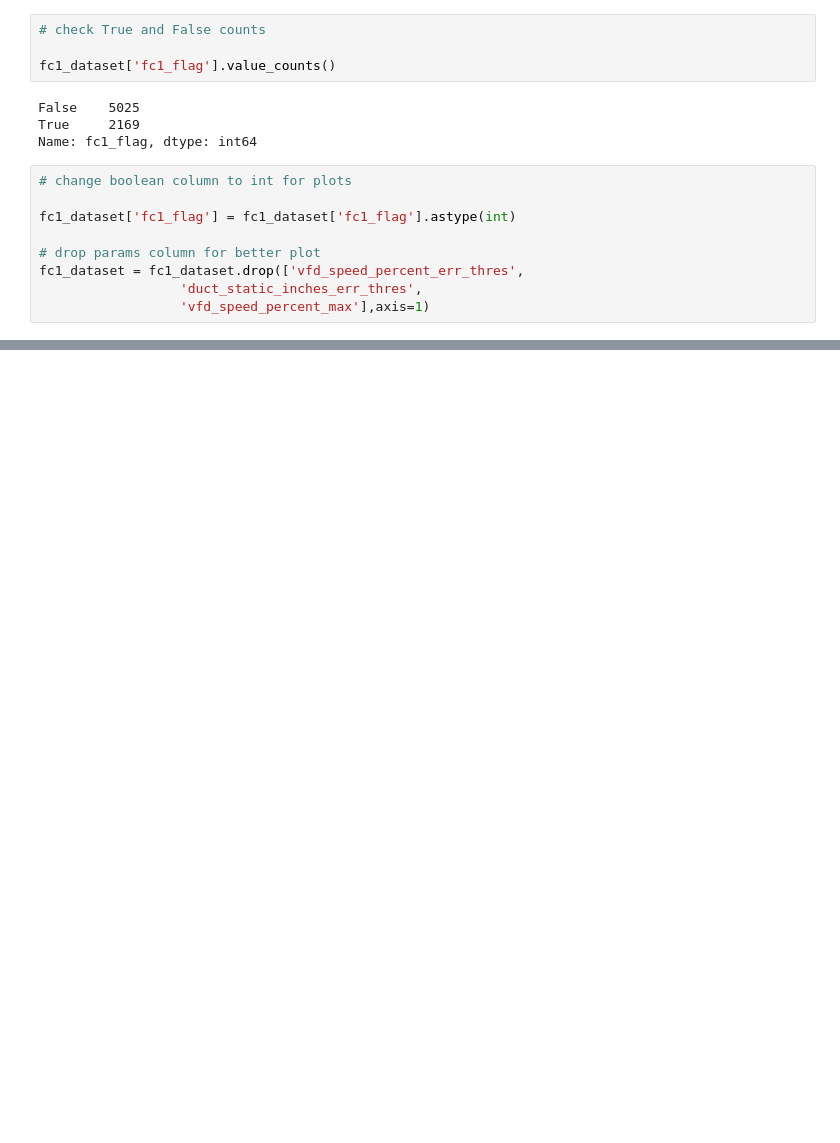
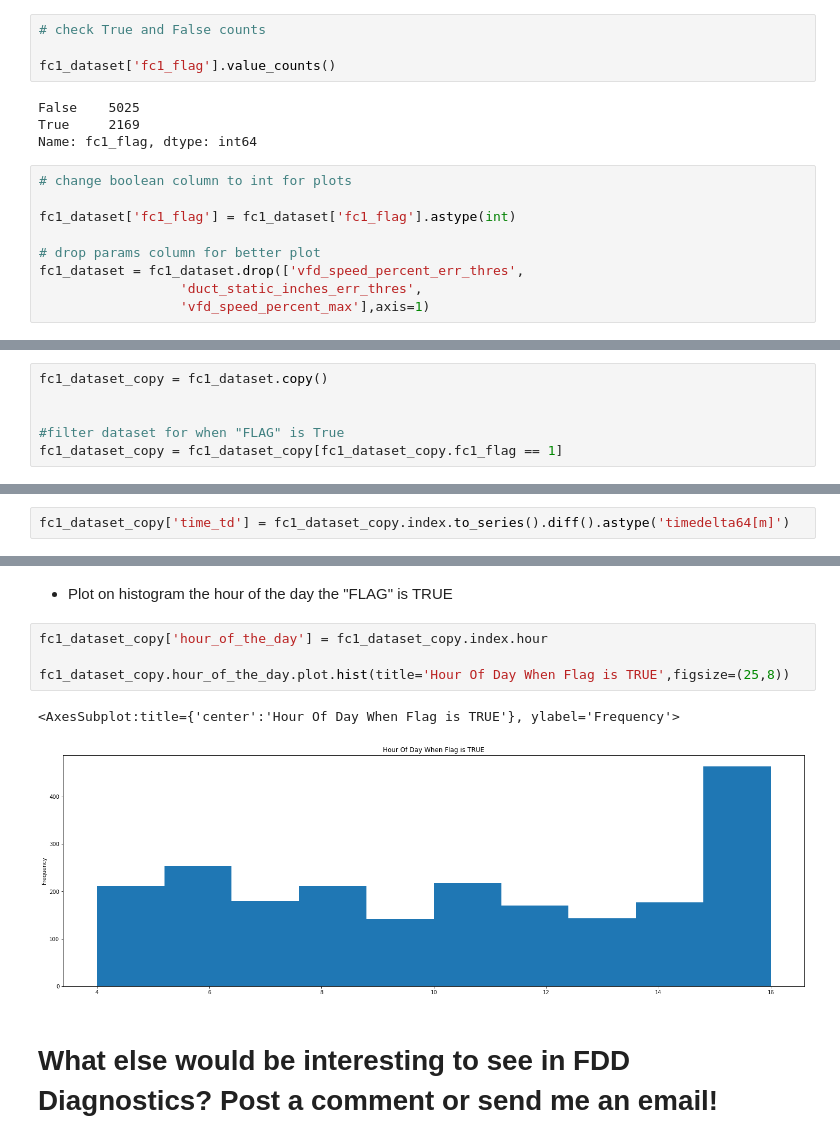
Before and after one commit to spillz-dxb/my-weekend-fdd-hobby, a Jupyter notebook: fc1_fan_ductpressure.ipynb, the cells around one changed output, grey strips where cells are left out. Cells and saved outputs as stored; diff of their text form; blank space fills up the shorter version.

```diff
--- a/fc1_fan_ductpressure.ipynb
+++ b/fc1_fan_ductpressure.ipynb
@@ -145 +195,7 @@ freq
+# %%
+fc1_dataset_copy = fc1_dataset.copy()
+
+
+#filter dataset for when "FLAG" is True
+fc1_dataset_copy = fc1_dataset_copy[fc1_dataset_copy.fc1_flag == 1]
 # %%
@@ -166,0 +205,2 @@ df['elapsed_time'] = pd.TimedeltaIndex(df)
+# %%
+fc1_dataset_copy['time_td'] = fc1_dataset_copy.index.to_series().diff().astype('timedelta64[m]')
@@ -166,0 +221,11 @@ df['elapsed_time'] = pd.TimedeltaIndex(df)
+# %% [markdown]
+* Plot on histogram the hour of the day the "FLAG" is TRUE
+# %%
+fc1_dataset_copy['hour_of_the_day'] = fc1_dataset_copy.index.hour
+
+fc1_dataset_copy.hour_of_the_day.plot.hist(title='Hour Of Day When Flag is TRUE',figsize=(25,8))
+# %% [output]
+<AxesSubplot:title={'center':'Hour Of Day When Flag is TRUE'}, ylabel='Frequency'>
+[figure, added]
+# %% [markdown]
+# What else would be interesting to see in FDD Diagnostics? Post a comment or send me an email!
```
Also changed, not shown: parts of 28 cells of this notebook, 22 other files.
